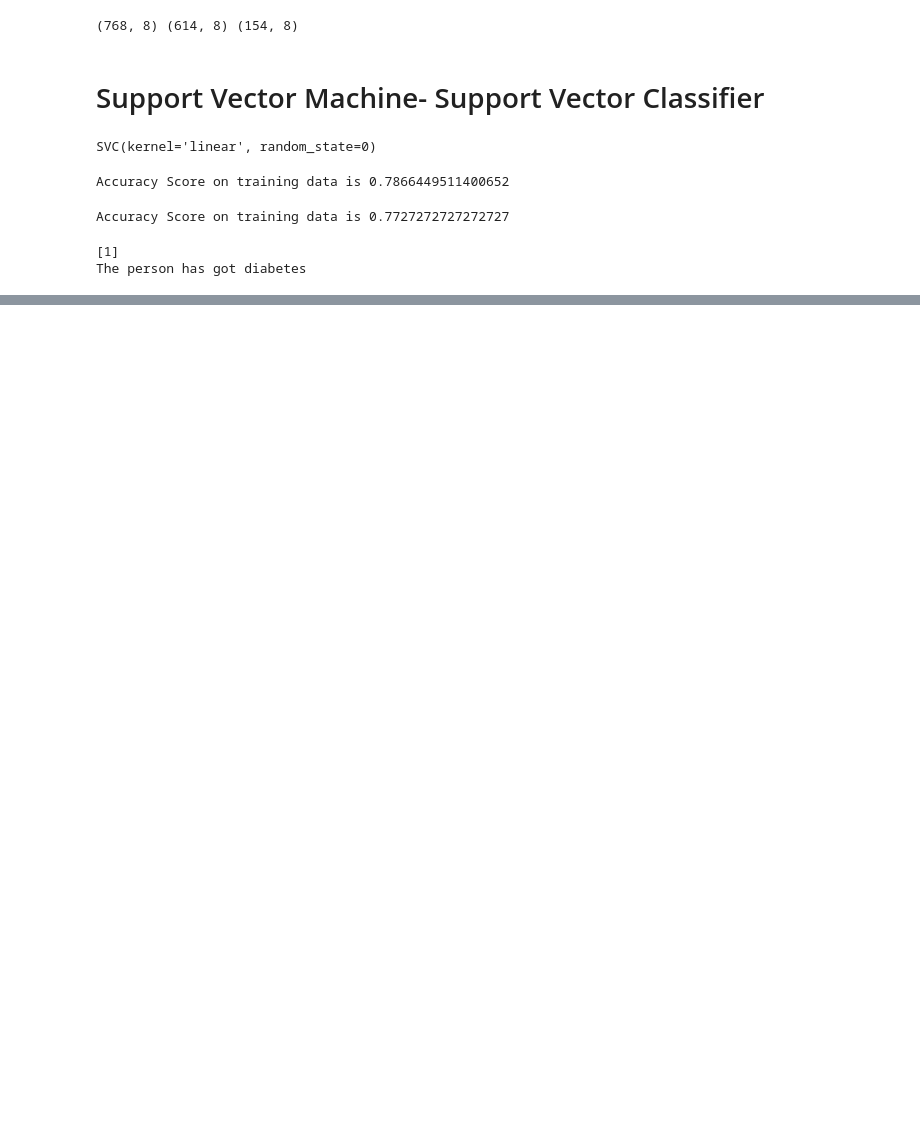
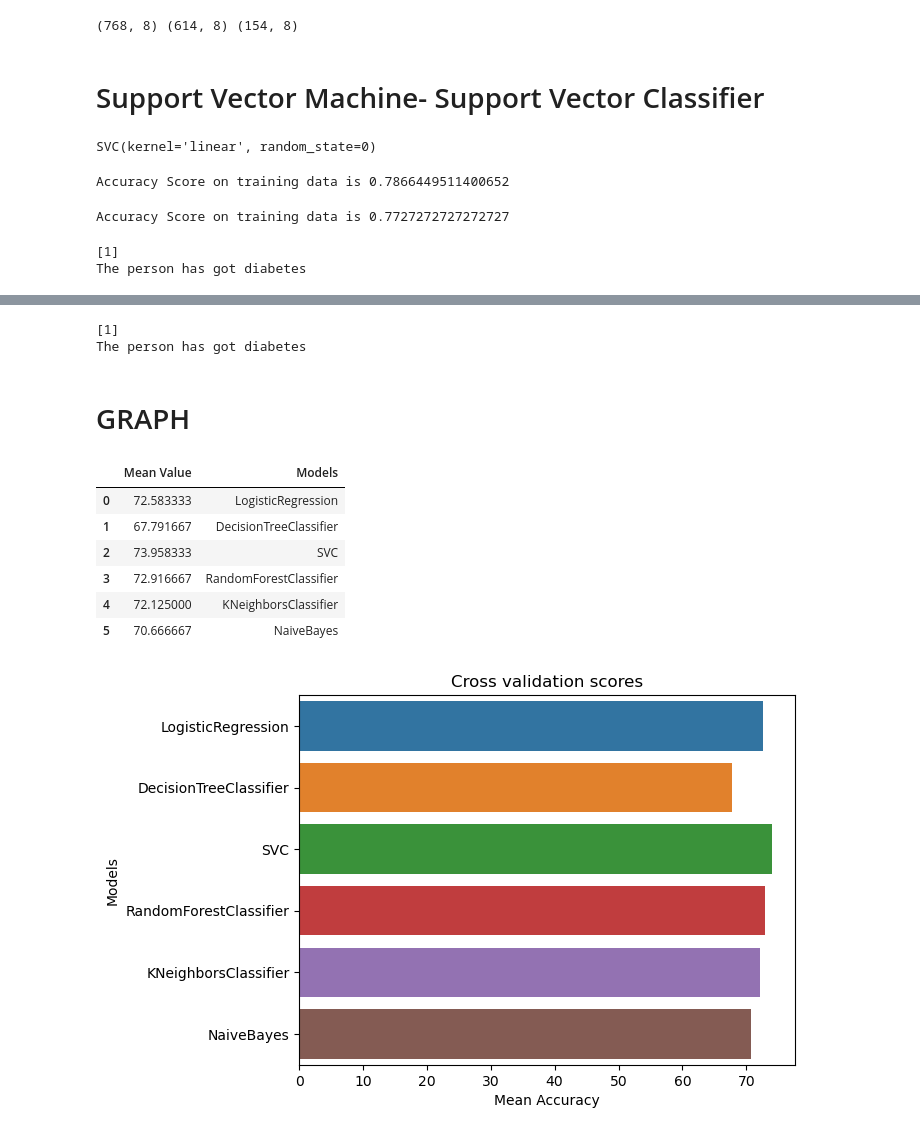
Before and after one commit to anushka120302/Diabetes-Prediction-System, a Jupyter notebook: Diabetes Prediction System.ipynb, the cells around one changed output, grey strips where cells are left out. Cells and saved outputs as stored; diff of their text form; code cells hidden in the pictures; blank space fills up the shorter version.

Commit message:
detailed
In this I have used 6 prediction models and made a graph for the mean accuracy of each model.

```diff
--- a/Diabetes Prediction System.ipynb
+++ b/Diabetes Prediction System.ipynb
@@ -8,5 +17,5 @@ from sklearn.metrics import accuracy_score
 # %%
-diabetes_database=pd.read_csv('/Users/DELL/Disease Prediction System/Diabetes Prediction System/diabetes.csv')
+diabetes_database=pd.read_csv('diabetes.csv')
 # %%
 diabetes_database.head()
 # %% [output]
@@ -180,0 +320,70 @@ The person has got diabetes
+# %%
+prediction_lr = lr_classifier.predict(std_data)
+print(prediction_lr)
+if(prediction_lr[0]==0):
+    print("The patient does not have diabetes")
+else:
+    print("The person has got diabetes")
+# %% [output]
+[1]
+The person has got diabetes
+# %% [markdown]
+# GRAPH
+# %%
+def evaluate_model(models):
+    """
+    Takes a list of models and returns chart of cross validation scores using mean accuracy
+    """
+
+    # Cross validate model with Kfold stratified cross val
+    kfold = StratifiedKFold(n_splits = 10)
+
+    result = []
+    for model in models :
+        result.append(cross_val_score(estimator = model, X = X_test, y = Y_test, scoring = "accuracy", cv = kfold, n_jobs=4))
+
+    cv_means = []
+    cv_std = []
+    for cv_result in result:
+        cv_means.append(cv_result.mean()*100)
+
+
+    result_df = pd.DataFrame({
+        "Mean Value":cv_means,
+
+        "Models":[
+            "LogisticRegression",
+            "DecisionTreeClassifier",
+            "SVC",
+            "RandomForestClassifier",
+            "KNeighborsClassifier",
+            "NaiveBayes"
+        ]
+    })
+
+    # Generate chart
+    bar = sns.barplot(x = "Mean Value", y = "Models", data = result_df, orient = "h")
+    bar.set_xlabel("Mean Accuracy")
+    bar.set_title("Cross validation scores")
+    return result_df
+
+# Modeling step Test differents algorithms
+random_state = 10
+models = [
+    LogisticRegression(random_state = 0),
+    DecisionTreeClassifier(criterion='entropy', random_state=0) ,
+    SVC(),
+    RandomForestClassifier(n_estimators= 10, criterion="entropy"),
+    KNeighborsClassifier(n_neighbors=5, metric='minkowski', p=2),
+    GaussianNB(),
+]
+evaluate_model(models)
+# %% [output]
+|  | Mean Value | Models |
+| 0 | 72.583333 | LogisticRegression |
+| 1 | 67.791667 | DecisionTreeClassifier |
+| 2 | 73.958333 | SVC |
+| 3 | 72.916667 | RandomForestClassifier |
+| 4 | 72.125000 | KNeighborsClassifier |
+| 5 | 70.666667 | NaiveBayes |
+[figure, added]
```
Also changed, not shown: parts of 27 cells of this notebook.
